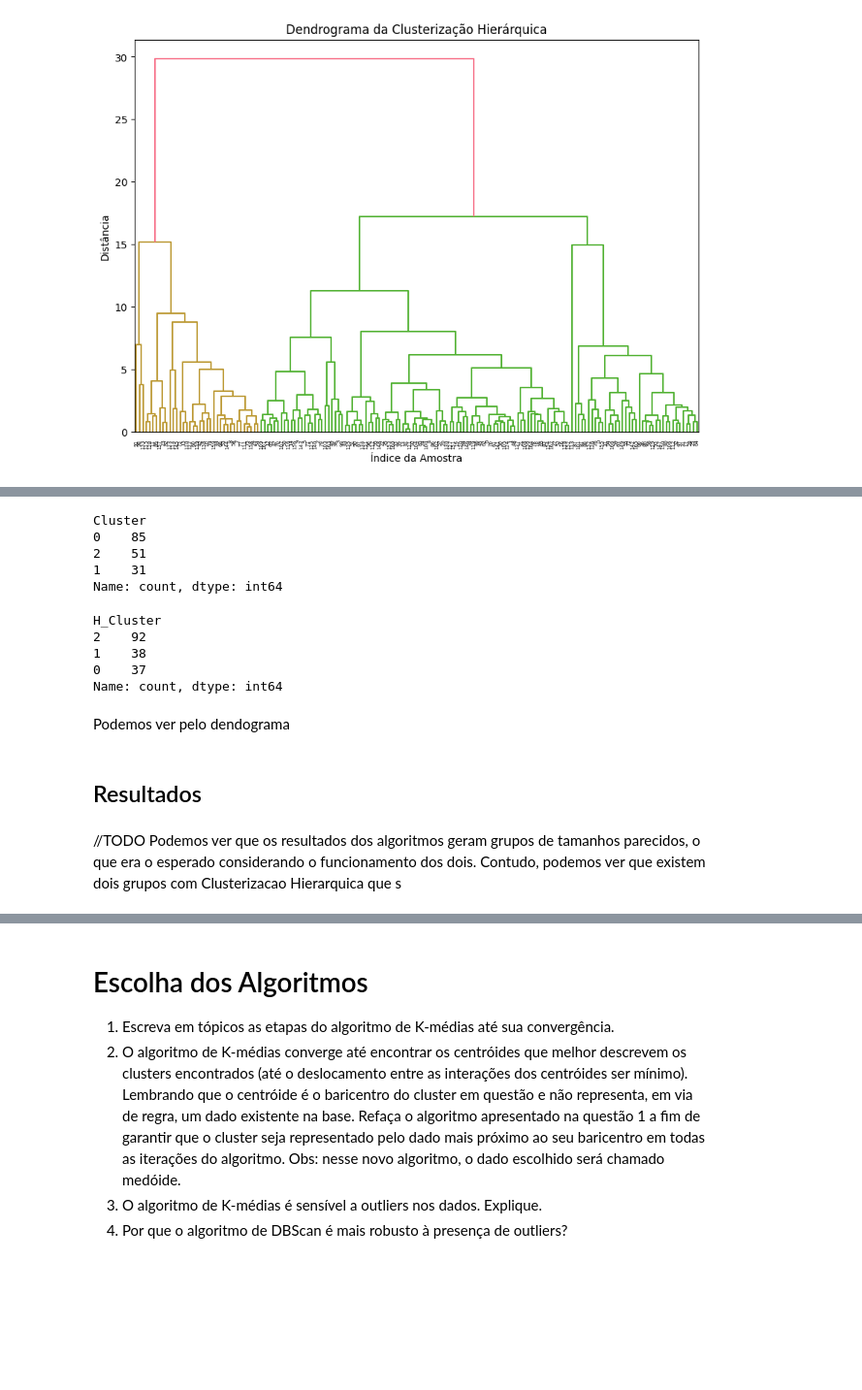
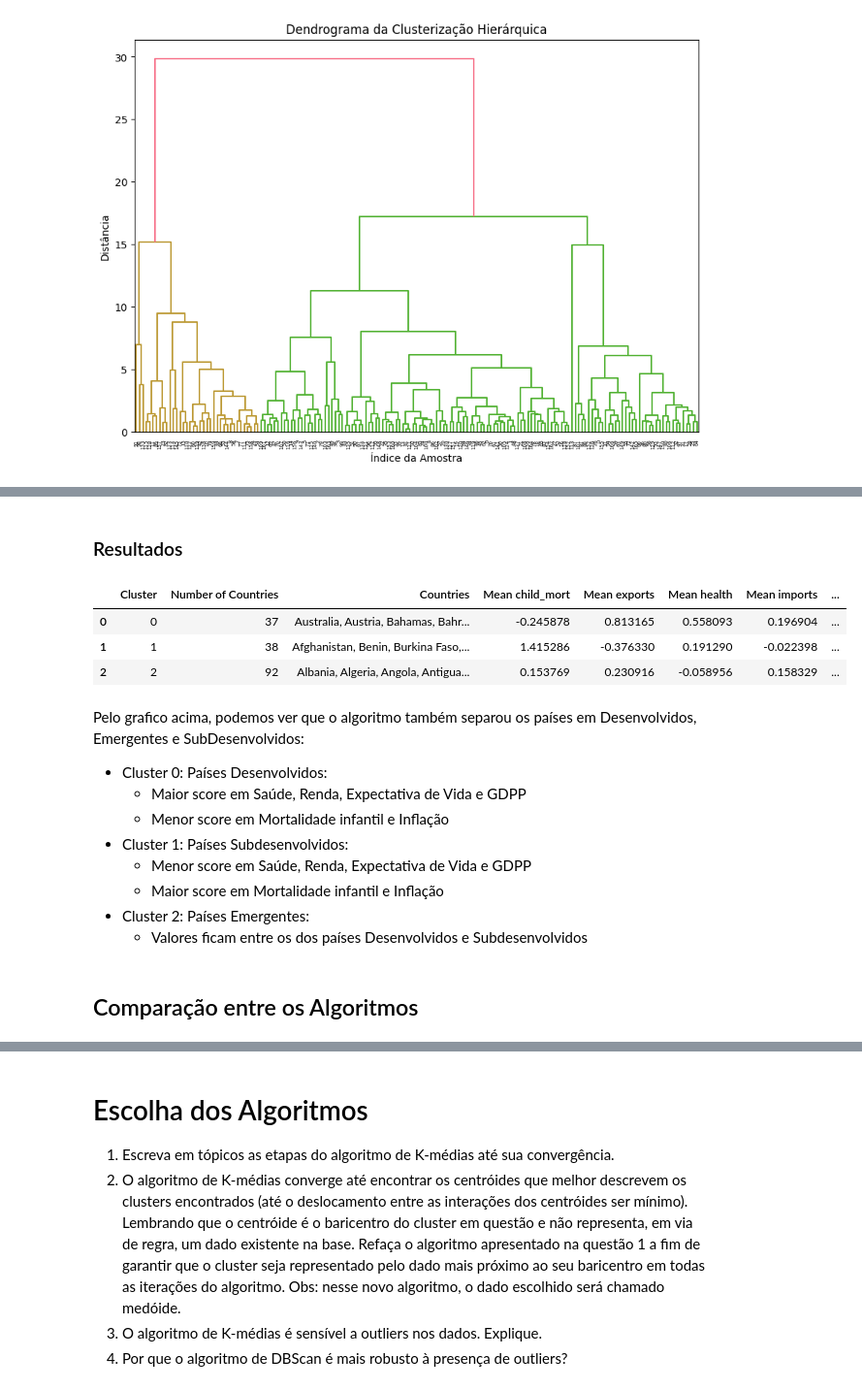
Before and after one commit to victorlima090/Clusterizacao, a Jupyter notebook: pd.ipynb, the cells around one changed output, grey strips where cells are left out. Shown at 97% size. Saved outputs shown, nothing was run; the diff lists cells and outputs as text; code cells hidden in the pictures; blank space fills up the shorter version.

```diff
--- a/pd.ipynb
+++ b/pd.ipynb
@@ -281,24 +311,48 @@ df.head()
-# %%
-df['Cluster'].value_counts()
-# %% [output]
-Cluster
-0    85
-2    51
-1    31
-Name: count, dtype: int64
-# %%
-
-df['H_Cluster'].value_counts()
-# %% [output]
-H_Cluster
-2    92
-1    38
-0    37
-Name: count, dtype: int64
-# %% [markdown]
-Podemos ver pelo dendograma
 # %% [markdown]
-## Resultados
+### Resultados
+# %%
+cluster_results = []
+
+for cluster_num in range(3):
+    # Get cluster data
+    cluster_data = df[df['H_Cluster'] == cluster_num]
+    cluster_countries = cluster_data['country'].tolist()
+
+    # Calculate means for numeric columns
+    cluster_means = cluster_data[numeric_columns].mean()
+
+    # Create result dictionary
+    result_dict = {
+        'Cluster': cluster_num,
+        'Number of Countries': len(cluster_countries),
+        'Countries': ', '.join(cluster_countries)
+    }
+
+    # Add means for each numeric column
+    for col in numeric_columns:
+        result_dict[f'Mean {col}'] = cluster_means[col]
+
+    cluster_results.append(result_dict)
+
+# Create DataFrame and display with better formatting
+results_df = pd.DataFrame(cluster_results)
+pd.set_option('display.max_columns', None)
+pd.set_option('display.width', None)
+display(results_df)
+# %% [output]
+|  | Cluster | Number of Countries | Countries | Mean child_mort | Mean exports | Mean health | Mean imports | ... |
+| 0 | 0 | 37 | Australia, Austria, Bahamas, Bahr... | -0.245878 | 0.813165 | 0.558093 | 0.196904 | ... |
+| 1 | 1 | 38 | Afghanistan, Benin, Burkina Faso,... | 1.415286 | -0.376330 | 0.191290 | -0.022398 | ... |
+| 2 | 2 | 92 | Albania, Algeria, Angola, Antigua... | 0.153769 | 0.230916 | -0.058956 | 0.158329 | ... |
 # %% [markdown]
-//TODO
-Podemos ver que os resultados dos algoritmos geram grupos de tamanhos parecidos, o que era o esperado considerando o funcionamento dos dois. Contudo, podemos ver que existem dois grupos com Clusterizacao Hierarquica que s
+Pelo grafico acima, podemos ver que o algoritmo também separou os países em Desenvolvidos, Emergentes e SubDesenvolvidos:
+- Cluster 0: Países Desenvolvidos:
+    - Maior score em Saúde, Renda, Expectativa de Vida e GDPP
+    - Menor score em Mortalidade infantil e Inflação
+- Cluster 1: Países Subdesenvolvidos:
+    - Menor score em Saúde, Renda, Expectativa de Vida e GDPP
+    - Maior score em Mortalidade infantil e Inflação
+- Cluster 2: Países Emergentes:
+    - Valores ficam entre os dos países Desenvolvidos e Subdesenvolvidos
+# %% [markdown]
+## Comparação entre os Algoritmos
```
Also changed, not shown: parts of 18 cells of this notebook.
